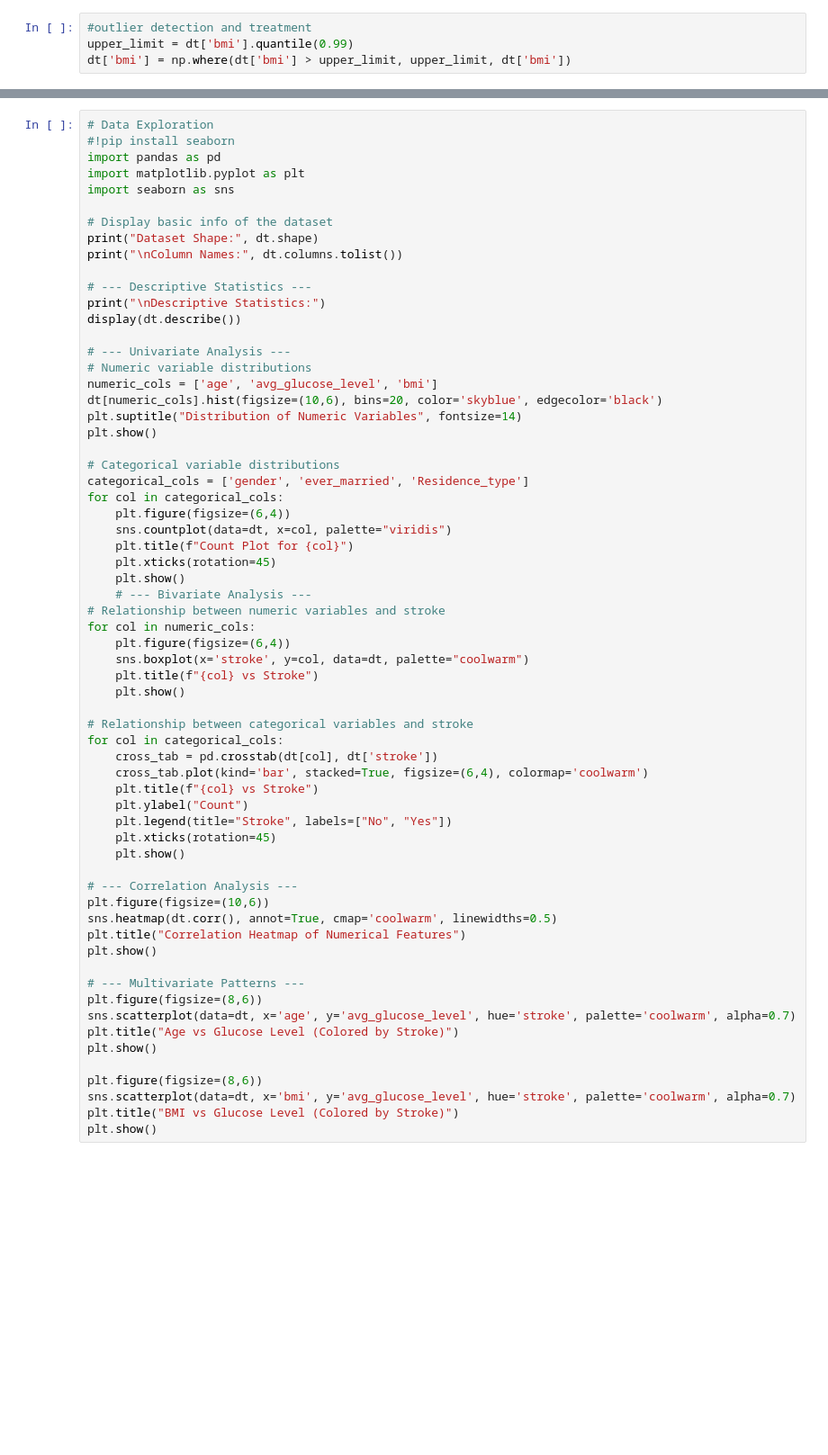
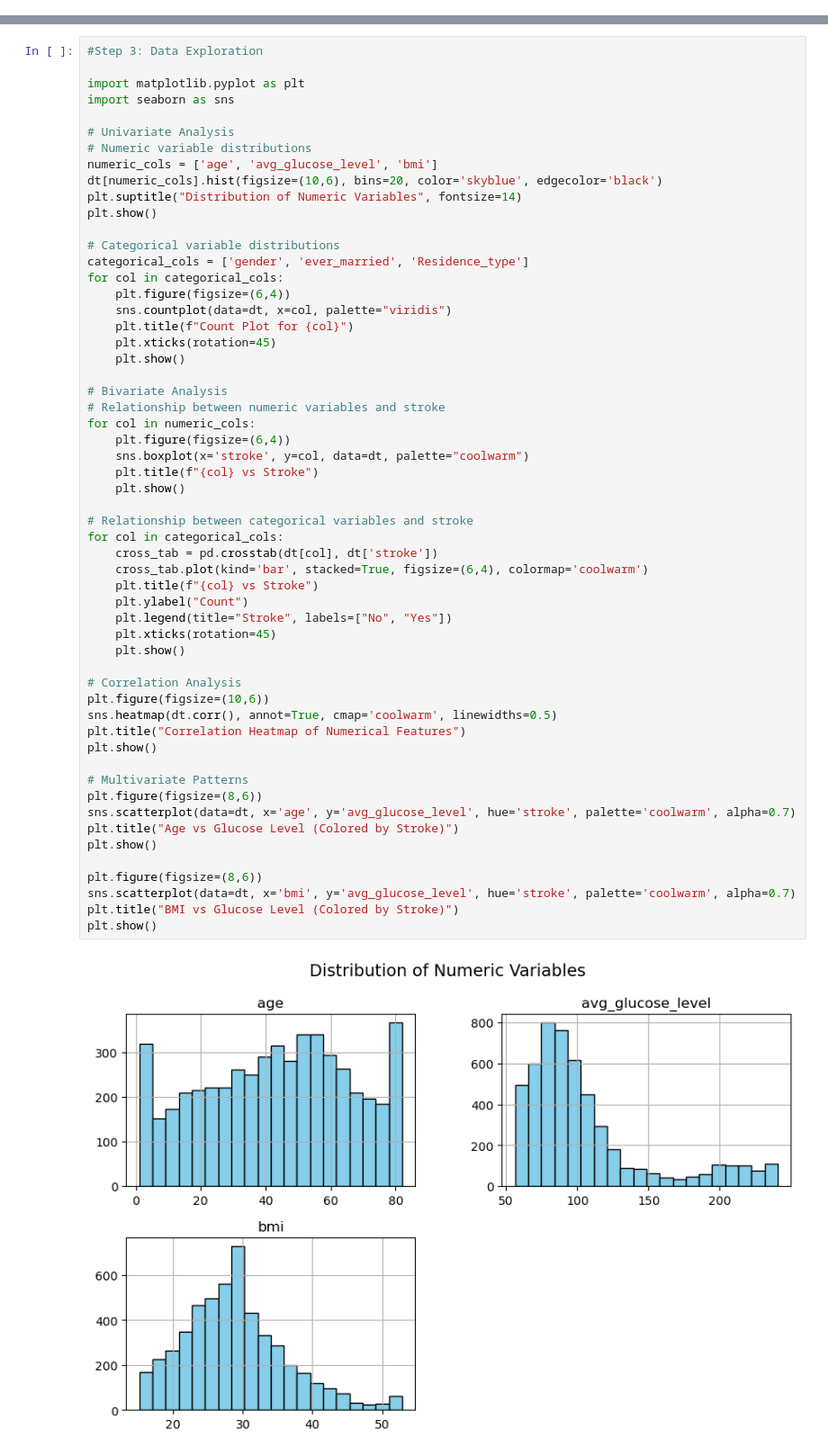
Before and after one commit to Dudhat08/Data-Acquisition-and-Data-Mining, a Jupyter notebook: Data_acquisition_&_mining.ipynb, the cells around one changed output, grey strips where cells are left out. Shown at 90% size. Cells and saved outputs as stored; diff of their text form; blank space fills up the shorter version.

Commit message:
shoaib: data mining
data mining and analysis

```diff
--- a/Data_acquisition_&_mining.ipynb
+++ b/Data_acquisition_&_mining.ipynb
@@ -46,4 +88,0 @@ np.int64(0)
-# %%
-#outlier detection and treatment
-upper_limit = dt['bmi'].quantile(0.99)
-dt['bmi'] = np.where(dt['bmi'] > upper_limit, upper_limit, dt['bmi'])
@@ -56,19 +89,10 @@ dt['gender'] = dt['gender'].map({'Male': 1, 'Female': 0, 'Other': 2})
 # %%
-# Data Exploration
-#!pip install seaborn
-import pandas as pd
+#Step 3: Data Exploration
+
 import matplotlib.pyplot as plt
 import seaborn as sns
 
-# Display basic info of the dataset
-print("Dataset Shape:", dt.shape)
-print("\nColumn Names:", dt.columns.tolist())
-
-# --- Descriptive Statistics ---
-print("\nDescriptive Statistics:")
-display(dt.describe())
-
-# --- Univariate Analysis ---
+# Univariate Analysis
 # Numeric variable distributions
 numeric_cols = ['age', 'avg_glucose_level', 'bmi']
 dt[numeric_cols].hist(figsize=(10,6), bins=20, color='skyblue', edgecolor='black')
@@ -83,37 +107,40 @@ for col in categorical_cols:
     plt.title(f"Count Plot for {col}")
     plt.xticks(rotation=45)
     plt.show()
-    # --- Bivariate Analysis ---
+
+# Bivariate Analysis
 # Relationship between numeric variables and stroke
 for col in numeric_cols:
     plt.figure(figsize=(6,4))
     sns.boxplot(x='stroke', y=col, data=dt, palette="coolwarm")
     plt.title(f"{col} vs Stroke")
     plt.show()
 
 # Relationship between categorical variables and stroke
 for col in categorical_cols:
     cross_tab = pd.crosstab(dt[col], dt['stroke'])
     cross_tab.plot(kind='bar', stacked=True, figsize=(6,4), colormap='coolwarm')
     plt.title(f"{col} vs Stroke")
     plt.ylabel("Count")
     plt.legend(title="Stroke", labels=["No", "Yes"])
     plt.xticks(rotation=45)
     plt.show()
 
-# --- Correlation Analysis ---
+# Correlation Analysis
 plt.figure(figsize=(10,6))
 sns.heatmap(dt.corr(), annot=True, cmap='coolwarm', linewidths=0.5)
 plt.title("Correlation Heatmap of Numerical Features")
 plt.show()
 
-# --- Multivariate Patterns ---
+# Multivariate Patterns
 plt.figure(figsize=(8,6))
 sns.scatterplot(data=dt, x='age', y='avg_glucose_level', hue='stroke', palette='coolwarm', alpha=0.7)
 plt.title("Age vs Glucose Level (Colored by Stroke)")
 plt.show()
 
 plt.figure(figsize=(8,6))
 sns.scatterplot(data=dt, x='bmi', y='avg_glucose_level', hue='stroke', palette='coolwarm', alpha=0.7)
 plt.title("BMI vs Glucose Level (Colored by Stroke)")
 plt.show()
+# %% [output]
+[figure, added]
```
Also changed, not shown: parts of 6 cells of this notebook, 1 other file.
